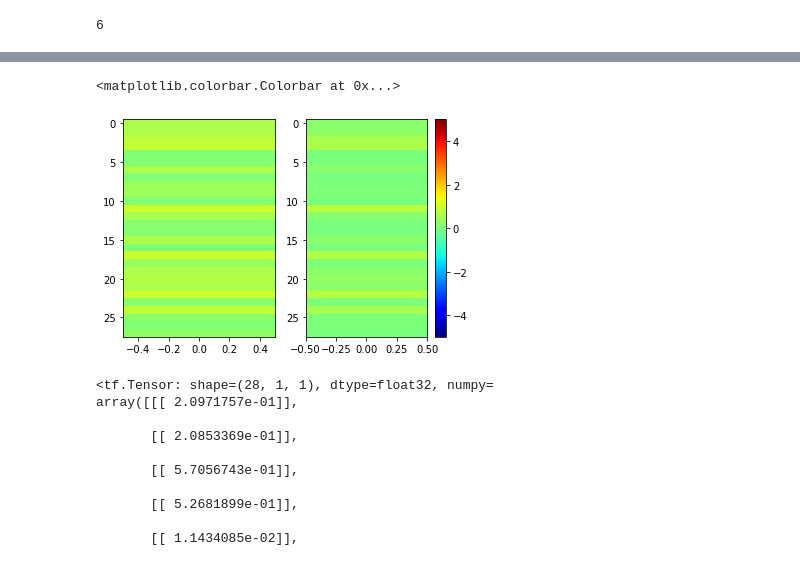
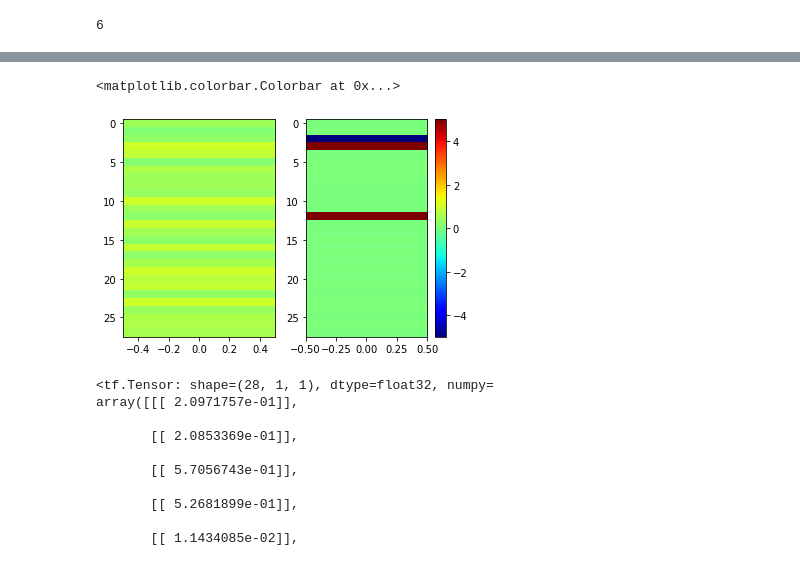
Before and after one commit to EiffL/sfh-inference-hackathon, a Jupyter notebook: notebooks/pixelcnn-tcn.ipynb, the cells around one changed output, grey strips where cells are left out. Cells and saved outputs as stored; diff of their text form; code cells hidden in the pictures.

Commit message:
Adding residual blocks and a convolutional layer with last element in filter masked

```diff
--- a/notebooks/pixelcnn-tcn.ipynb
+++ b/notebooks/pixelcnn-tcn.ipynb
@@ -143,11 +73,3 @@ def process_dilations(dilations):
-# %%
-batch_size = 128
-x = tf.placeholder(dtype=tf.float32, shape=[batch_size, 100, 1])
-
-net = tcn(x, return_sequences=True)
-net = tf.layers.dense(net, 2)
-
-distribution = tfp.distributions.Normal(net[...,0], 1e-4 + tf.nn.softplus(net[..., 1]))
 # %%
 num_components = 2
 # Shape of the distribution
@@ -163,22 +108,31 @@ print(params_size)
 ## Build the model based on the original paper
 """
 
+
+paddings = tf.constant([[0,0],[1, 0], [0, 0]])
+
+#shift_layer = tf.keras.layers.Lambda(lambda x: tf.pad( tf.roll(x, shift=+1, axis=-2)[:,1:,:], paddings))
+#shift_layer = tf.keras.layers.Lambda(lambda x: tf.roll(x, shift=+1, axis=-2))
+
+shift_layer = tf.keras.layers.Lambda(lambda x: tf.pad( x, paddings))
+cut_layer = tf.keras.layers.Lambda(lambda x: x[:,:-1,:])
+
 inputs = keras.Input(shape=(28,1), dtype='float32')
 
 kernel_size=3
 
+x = shift_layer(inputs)
+x = cut_layer(x)
 x = tf.keras.layers.Conv1D(filters=16,
            kernel_size=kernel_size,
            dilation_rate=1,
            padding='causal',
-           activation='relu')(inputs)
+           activation='relu')(x)
 
-for dilation_rate, nb_filters in zip([2, 4, 8, 16, 32], [16, 32, 64, 128, 256]):
-    x = tf.keras.layers.Conv1D(filters=nb_filters,
-               kernel_size=kernel_size,
-               dilation_rate=dilation_rate,
-               padding='causal',
-               activation='relu')(x)
+for dilation_rates, nb_filters in zip([[2, 4], [8, 16]], [16, 32]):
+
+    x = resblock(x, kernel_size, nb_filters, dilation_rates)
+
 
 
 
@@ -211,5 +165,5 @@ negloglik = lambda y, q: -q.log_prob(y)
 
 pixel_cnn.compile(loss=negloglik, optimizer='adam')
 # %%
-pixel_cnn.fit(data, data)
+pixel_cnn.fit(data, data, epochs=5)
 # %% [output]
@@ -232,12 +211,16 @@ plt.imshow(seq-pixel_cnn.predict(seq).reshape(28,1))
 # %%
 plt.subplot(1, 2, 1)
 plt.imshow(seq, vmin=-5, vmax=5, cmap='jet', aspect='auto')
 plt.subplot(1, 2, 2)
-plt.imshow(pixel_cnn.predict(seq).reshape(28,1), vmin=-5, vmax=5, cmap='jet', aspect='auto')
+preds=seq.copy()
+for i in range(28):
+    preds[:i] = pixel_cnn.predict(preds).reshape((28,1))[:i]
+
+plt.imshow(pixel_cnn.predict(preds).reshape(28,1), vmin=-5, vmax=5, cmap='jet', aspect='auto')
 plt.colorbar()
 # %% [output]
 <matplotlib.colorbar.Colorbar at 0x...>
-[figure, old version]
+[figure, new version]
 # %%
 pixel_cnn(seq).sample()
 # %% [output]
```
Also changed, not shown: parts of 9 cells of this notebook, 1 other file.
